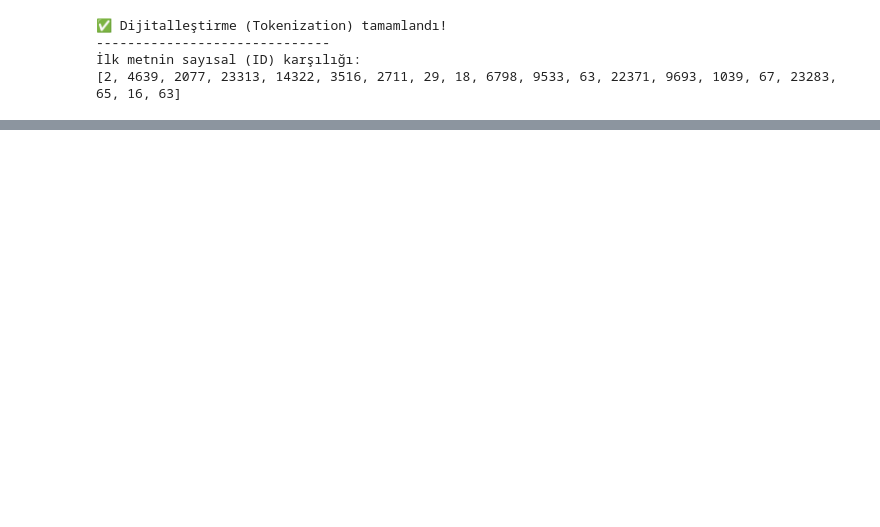
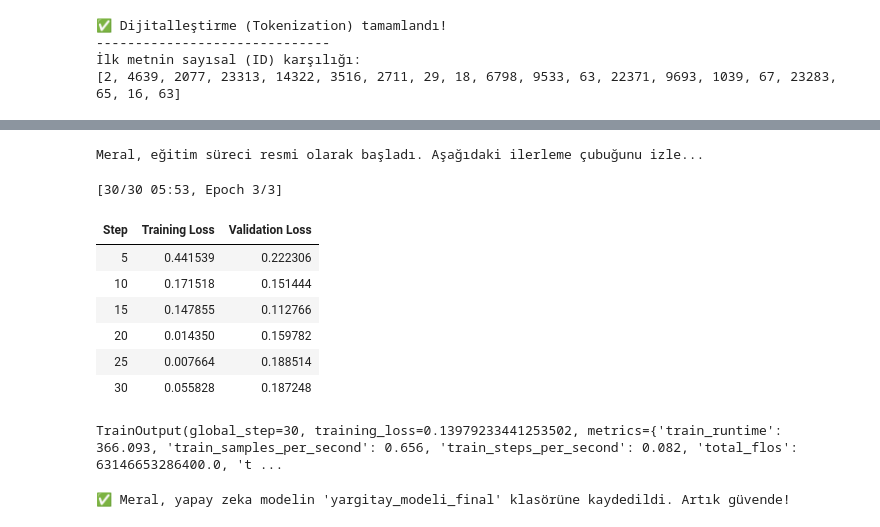
Before and after one commit to firatysrgl/NLP-ile-Yargitay-karar-tahmini, a Jupyter notebook: notebooks/01_veri_hazirlama.ipynb, the cells around one changed output, grey strips where cells are left out. Cells and saved outputs as stored; diff of their text form; code cells hidden in the pictures; blank space fills up the shorter version.

Commit message:
Sprint 3: Model eğitimi tamamlandı ve eğitim metrikleri stabilize edildi

```diff
--- a/notebooks/01_veri_hazirlama.ipynb
+++ b/notebooks/01_veri_hazirlama.ipynb
@@ -61,0 +75,7 @@ print(train_encodings['input_ids'][0][:20]) # İlk 20 sayıyı görelim
+# %%
+# Etiketlenemeyen ilk 5 kararın son 200 karakterini görelim
+belirsizler = df[df['label_num'] == -1]
+for i in range(min(5, len(belirsizler))):
+    print(f"--- Karar {i+1} Sonu ---")
+    print(belirsizler['cleaned_text'].iloc[i][-200:])
+    print("-" * 50)
@@ -61,0 +138,12 @@ print(train_encodings['input_ids'][0][:20]) # İlk 20 sayıyı görelim
+# %%
+import torch
+
+# Etiketleri sayısal listelere bölüyoruz
+train_labels = df['label_num'].iloc[train_texts.index].astype(int).tolist()
+test_labels = df['label_num'].iloc[test_texts.index].astype(int).tolist()
+
+# Dataset sınıfını kullanarak paketliyoruz
+train_dataset = YargitayDataset(train_encodings, train_labels)
+test_dataset = YargitayDataset(test_encodings, test_labels)
+
+print("✅ Sprint 3: 100 veri ve etiket eğitime hazır hale getirildi!")
@@ -61,0 +152,23 @@ print(train_encodings['input_ids'][0][:20]) # İlk 20 sayıyı görelim
+# %%
+from transformers import BertForSequenceClassification, Trainer, TrainingArguments
+
+# Modeli yüklüyoruz (Onama/Bozma için 2 etiket)
+model = BertForSequenceClassification.from_pretrained("dbmdz/bert-base-turkish-cased", num_labels=2)
+
+training_args = TrainingArguments(
+    output_dir='./results',
+    num_train_epochs=3,              # Verinin üzerinden 3 tur geçecek
+    per_device_train_batch_size=8,
+    logging_dir='./logs',
+    logging_steps=5,
+    eval_strategy="steps",
+    save_strategy="steps",
+    load_best_model_at_end=True,
+)
+
+trainer = Trainer(
+    model=model,
+    args=training_args,
+    train_dataset=train_dataset,
+    eval_dataset=test_dataset,
+)
@@ -61,0 +193,22 @@ print(train_encodings['input_ids'][0][:20]) # İlk 20 sayıyı görelim
+# %%
+print("Meral, eğitim süreci resmi olarak başladı. Aşağıdaki ilerleme çubuğunu izle...")
+trainer.train()
+# %% [output]
+Meral, eğitim süreci resmi olarak başladı. Aşağıdaki ilerleme çubuğunu izle...
+[30/30 05:53, Epoch 3/3]
+| Step | Training Loss | Validation Loss |
+| 5 | 0.441539 | 0.222306 |
+| 10 | 0.171518 | 0.151444 |
+| 15 | 0.147855 | 0.112766 |
+| 20 | 0.014350 | 0.159782 |
+| 25 | 0.007664 | 0.188514 |
+| 30 | 0.055828 | 0.187248 |
+TrainOutput(global_step=30, training_loss=0.13979233441253502, metrics={'train_runtime': 366.093, 'train_samples_per_second': 0.656, 'train_steps_per_second': 0.082, 'total_flos': 63146653286400.0, 't ...
+# %%
+# Modeli ve her şeyi bir klasöre kaydediyoruz
+trainer.save_model("./yargitay_modeli_final")
+tokenizer.save_pretrained("./yargitay_modeli_final")
+
+print("✅ Meral, yapay zeka modelin 'yargitay_modeli_final' klasörüne kaydedildi. Artık güvende!")
+# %% [output]
+✅ Meral, yapay zeka modelin 'yargitay_modeli_final' klasörüne kaydedildi. Artık güvende!
```
Also changed, not shown: parts of 7 cells of this notebook, 1 other file.
